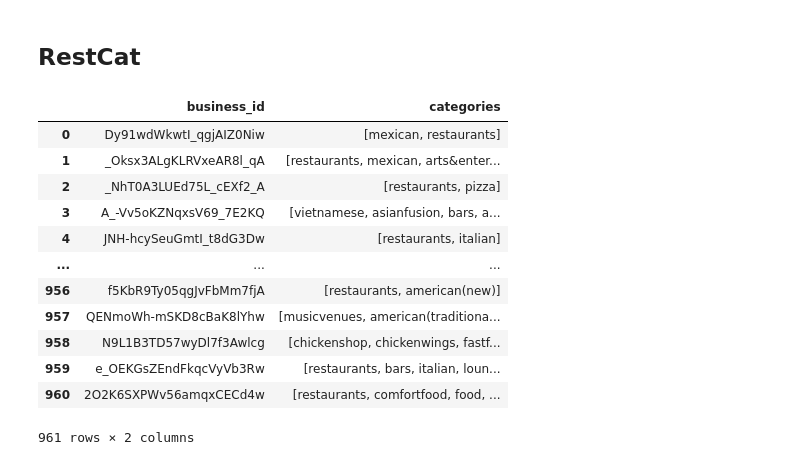
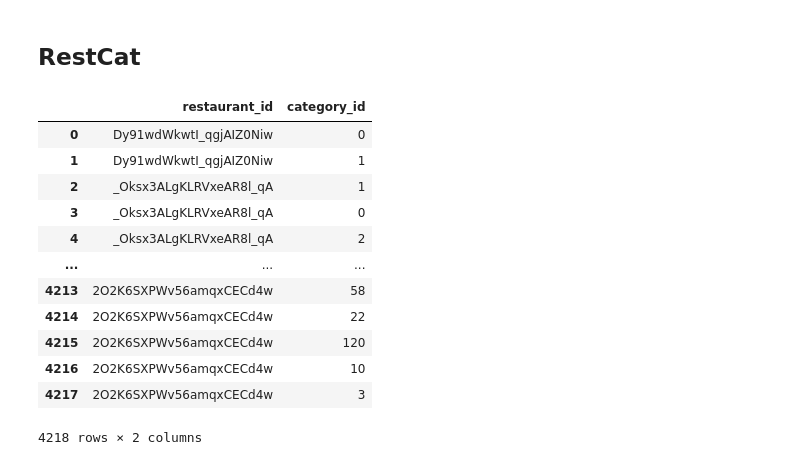
Before and after one commit to Menestarr/Projet_Neo4j, a Jupyter notebook: read_data.ipynb, the cells around one changed output. Drawn from its saved outputs; the diff is of its cells as text; code cells hidden in the pictures.

```diff
--- a/read_data.ipynb
+++ b/read_data.ipynb
@@ -240,14 +243,13 @@ df_ambience.to_csv(DB_PATH+'ambience.csv')
 # %%
 list_cat = []
 for cats in df_rest0['categories']:
-    cats = cats.split(',')
     for cat in cats:
         cat = cat.replace(" ","")
         cat = cat.lower()
         if cat not in list_cat:
             list_cat.append(cat)
 
-df_category = pd.DataFrame(list_cat, columns=['categories'])
+df_category = pd.DataFrame(list_cat, columns=['category'])
 df_category.index.name = "category_id"
 df_category
 # %% [output]
@@ -292,20 +294,29 @@ df_located.to_csv(DB_PATH+'located.csv')
 # %% [markdown]
 ## RestCat
 # %%
-df_restcat = df_rest0[['business_id','categories']]
+list_cat = []
+list_rest = []
 
-df_restcat
+
+for val in df_rest0[['business_id','categories']].values:
+    for cat in val[1]:
+        cat = df_category.index[df_category['category']==cat].to_list()[0]
+        list_cat.append(cat)
+        list_rest.append(val[0])
+
+df_restCat = pd.DataFrame({"restaurant_id": list_rest, "category_id":list_cat})
+df_restCat
 # %% [output]
-|  | business_id | categories |
-| 0 | Dy91wdWkwtI_qgjAIZ0Niw | [mexican, restaurants] |
-| 1 | _Oksx3ALgKLRVxeAR8l_qA | [restaurants, mexican, arts&enter... |
-| 2 | _NhT0A3LUEd75L_cEXf2_A | [restaurants, pizza] |
-| 3 | A_-Vv5oKZNqxsV69_7E2KQ | [vietnamese, asianfusion, bars, a... |
-| 4 | JNH-hcySeuGmtI_t8dG3Dw | [restaurants, italian] |
+|  | restaurant_id | category_id |
+| 0 | Dy91wdWkwtI_qgjAIZ0Niw | 0 |
+| 1 | Dy91wdWkwtI_qgjAIZ0Niw | 1 |
+| 2 | _Oksx3ALgKLRVxeAR8l_qA | 1 |
+| 3 | _Oksx3ALgKLRVxeAR8l_qA | 0 |
+| 4 | _Oksx3ALgKLRVxeAR8l_qA | 2 |
 | ... | ... | ... |
-| 956 | f5KbR9Ty05qgJvFbMm7fjA | [restaurants, american(new)] |
-| 957 | QENmoWh-mSKD8cBaK8lYhw | [musicvenues, american(traditiona... |
-| 958 | N9L1B3TD57wyDl7f3Awlcg | [chickenshop, chickenwings, fastf... |
-| 959 | e_OEKGsZEndFkqcVyVb3Rw | [restaurants, bars, italian, loun... |
-| 960 | 2O2K6SXPWv56amqxCECd4w | [restaurants, comfortfood, food, ... |
+| 4213 | 2O2K6SXPWv56amqxCECd4w | 58 |
+| 4214 | 2O2K6SXPWv56amqxCECd4w | 22 |
+| 4215 | 2O2K6SXPWv56amqxCECd4w | 120 |
+| 4216 | 2O2K6SXPWv56amqxCECd4w | 10 |
+| 4217 | 2O2K6SXPWv56amqxCECd4w | 3 |
-961 rows × 2 columns
+4218 rows × 2 columns
```
Also changed, not shown: parts of 12 cells of this notebook, 5 other files.
